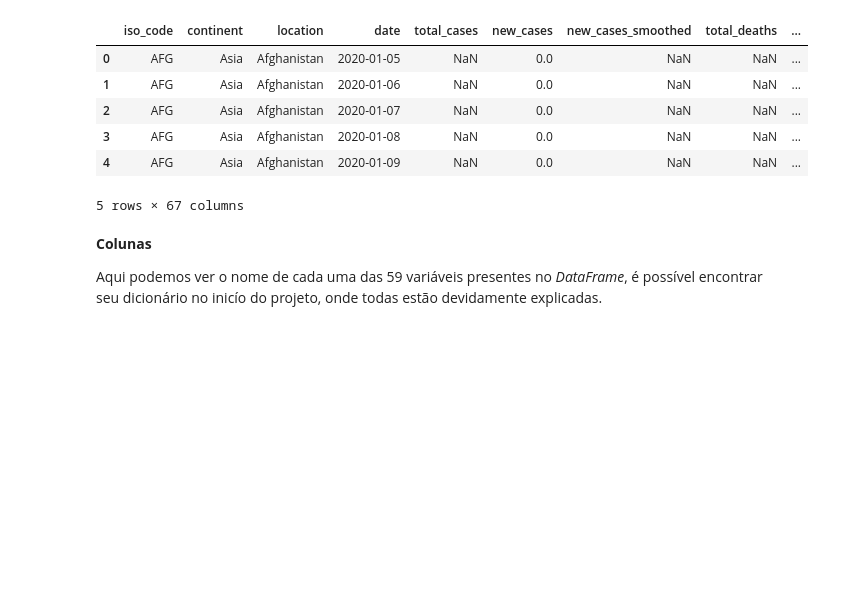
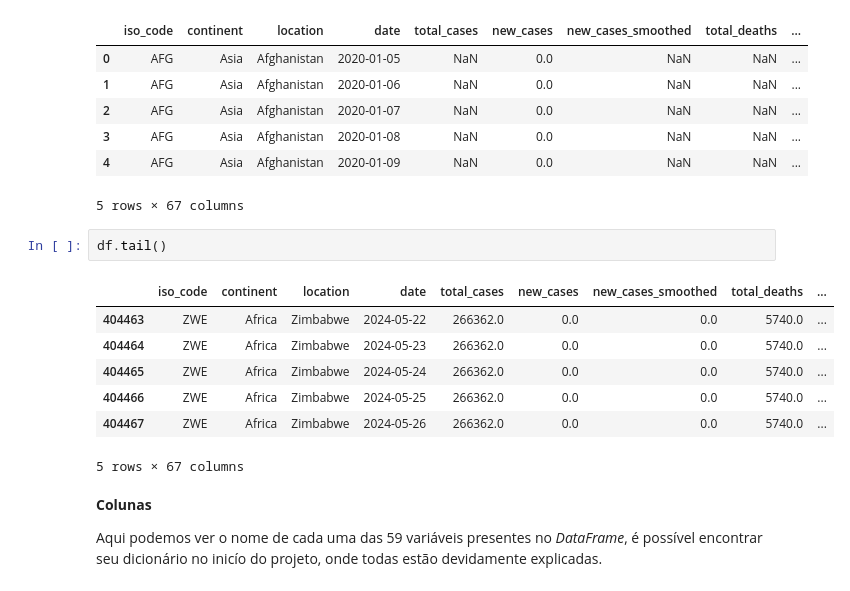
Before and after one commit to leaop/Graduation, a Jupyter notebook: 5 semestre/projeto integrador/Análise_de_Dados_do_Panorama_da_COVID_19_no_Brasil_e_no_Mundo.ipynb, the cells around one changed output. Cells and saved outputs as stored; diff of their text form; blank space fills up the shorter version.

```diff
--- a/5 semestre/projeto integrador/Análise_de_Dados_do_Panorama_da_COVID_19_no_Brasil_e_no_Mundo.ipynb
+++ b/5 semestre/projeto integrador/Análise_de_Dados_do_Panorama_da_COVID_19_no_Brasil_e_no_Mundo.ipynb
@@ -225,6 +198,16 @@ df.head()
 | 3 | AFG | Asia | Afghanistan | 2020-01-08 | NaN | 0.0 | NaN | NaN | ... |
 | 4 | AFG | Asia | Afghanistan | 2020-01-09 | NaN | 0.0 | NaN | NaN | ... |
 5 rows × 67 columns
+# %%
+df.tail()
+# %% [output]
+|  | iso_code | continent | location | date | total_cases | new_cases | new_cases_smoothed | total_deaths | ... |
+| 404463 | ZWE | Africa | Zimbabwe | 2024-05-22 | 266362.0 | 0.0 | 0.0 | 5740.0 | ... |
+| 404464 | ZWE | Africa | Zimbabwe | 2024-05-23 | 266362.0 | 0.0 | 0.0 | 5740.0 | ... |
+| 404465 | ZWE | Africa | Zimbabwe | 2024-05-24 | 266362.0 | 0.0 | 0.0 | 5740.0 | ... |
+| 404466 | ZWE | Africa | Zimbabwe | 2024-05-25 | 266362.0 | 0.0 | 0.0 | 5740.0 | ... |
+| 404467 | ZWE | Africa | Zimbabwe | 2024-05-26 | 266362.0 | 0.0 | 0.0 | 5740.0 | ... |
+5 rows × 67 columns
 # %% [markdown]
 **Colunas**
 
```
Also changed, not shown: parts of 19 cells of this notebook, 4 other files.
